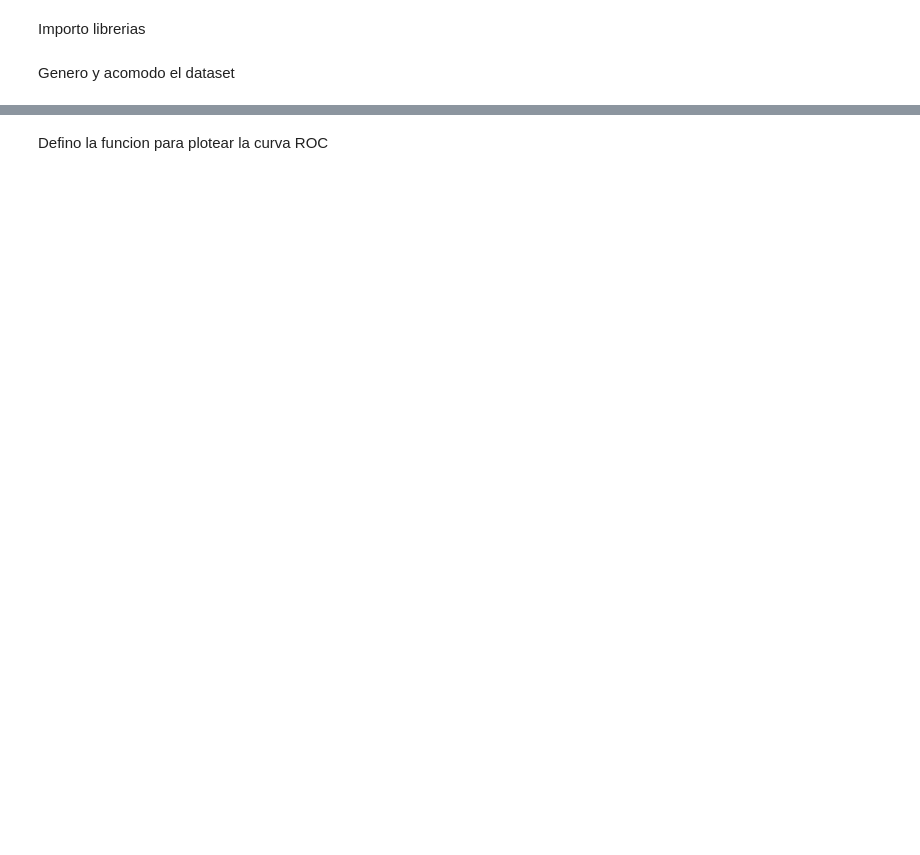
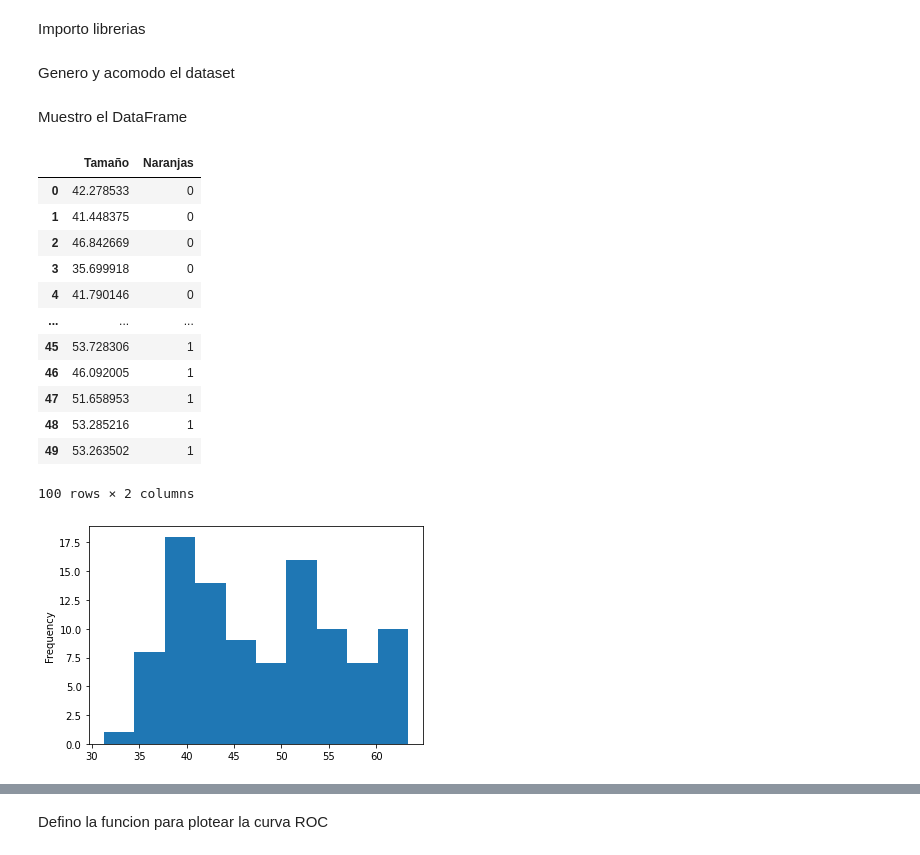
Before and after one commit to FaragoFa/Materia-de-aprendizaje, a Jupyter notebook: ROC.ipynb, the cells around one changed output, grey strips where cells are left out. Cells and saved outputs as stored; diff of their text form; code cells hidden in the pictures; blank space fills up the shorter version.

```diff
--- a/ROC.ipynb
+++ b/ROC.ipynb
@@ -14,8 +14,8 @@ import numpy as np
 # %% [markdown]
 Genero y acomodo el dataset
 # %%
-x = random.normal(loc=0, scale=1, size=50) #Creo dataset de 50 mandarinas
-y = random.normal(loc=0, scale=1, size=50) #Creo dataset de 50 naranjas (target)
+x = random.normal(loc=40, scale=4, size=50) #Creo dataset de 50 mandarinas (Media = 40, Desvio Estandar=4)
+y = random.normal(loc=55, scale=5, size=50) #Creo dataset de 50 naranjas (target)(Media = 55, Desvio Estandar=5)
 
 #Transpongo la fila y creo una columna nueva que otorgue 1 a todas las naranjas
 dfy = pd.DataFrame([y])
@@ -33,3 +33,23 @@ dfx.columns = ['Tamaño', 'Naranjas']
 df = pd.concat([dfx, dfy])
 
 #data_X, class_label = make_classification(n_samples=1000, n_classes=2, weights=[1,1], random_state=1)
+# %% [markdown]
+Muestro el DataFrame
+# %%
+df['Tamaño'].plot.hist()
+df
+# %% [output]
+|  | Tamaño | Naranjas |
+| 0 | 42.278533 | 0 |
+| 1 | 41.448375 | 0 |
+| 2 | 46.842669 | 0 |
+| 3 | 35.699918 | 0 |
+| 4 | 41.790146 | 0 |
+| ... | ... | ... |
+| 45 | 53.728306 | 1 |
+| 46 | 46.092005 | 1 |
+| 47 | 51.658953 | 1 |
+| 48 | 53.285216 | 1 |
+| 49 | 53.263502 | 1 |
+100 rows × 2 columns
+[figure, added]
```
Also changed, not shown: parts of 26 cells of this notebook.
